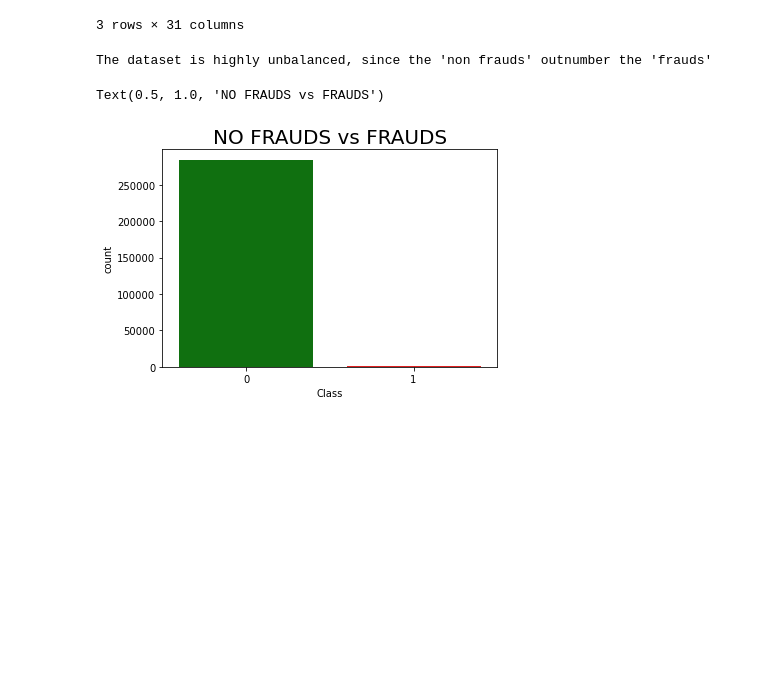
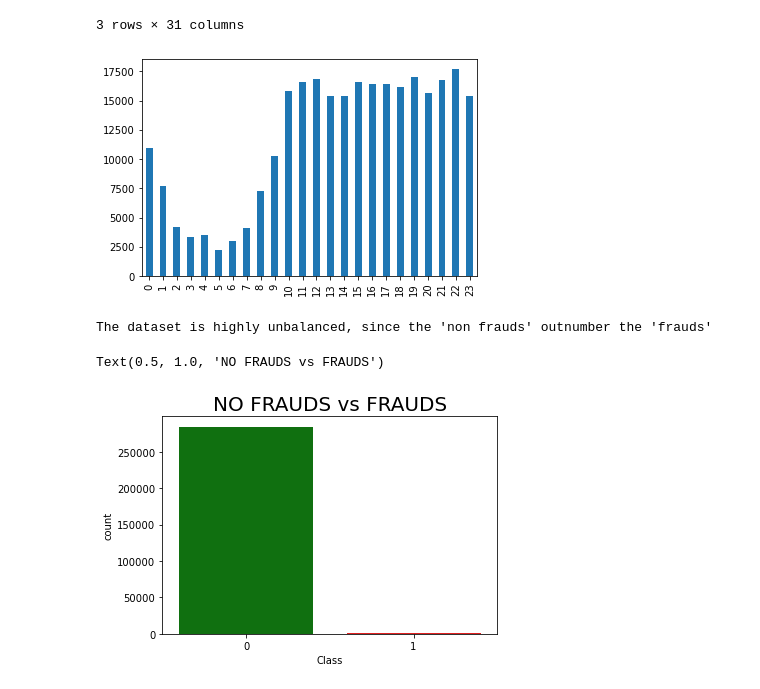
Before and after one commit to pierpaolododorico/credit_cart_frauds, a Jupyter notebook: notebooks/preprocessiong copy.ipynb, the cells around one changed output. Cells and saved outputs as stored; diff of their text form; code cells hidden in the pictures; blank space fills up the shorter version.

```diff
--- a/notebooks/preprocessiong copy.ipynb
+++ b/notebooks/preprocessiong copy.ipynb
@@ -68,6 +69,11 @@ df.head(3)
 | 1 | 1.191857 | 0.266151 | 0.166480 | 0.448154 | 0.060018 | -0.082361 | -0.078803 | 0.085102 | -0.255425 | -0.166974 | ... | ... |
 | 2 | -1.358354 | -1.340163 | 1.773209 | 0.379780 | -0.503198 | 1.800499 | 0.791461 | 0.247676 | -1.514654 | 0.207643 | ... | ... |
 3 rows × 31 columns
+# %%
+df['Hour'].value_counts().reindex(list(range(24))).plot.bar()
+plt.show()
+# %% [output]
+[figure, added]
 # %%
 print("The dataset is highly unbalanced, since the 'non frauds' outnumber the 'frauds'")
 
```
Also changed, not shown: parts of 8 cells of this notebook.
